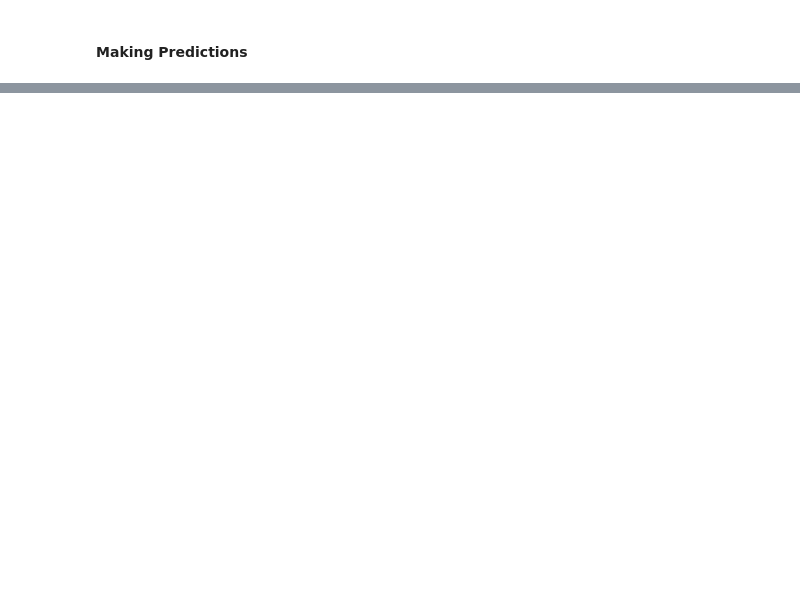
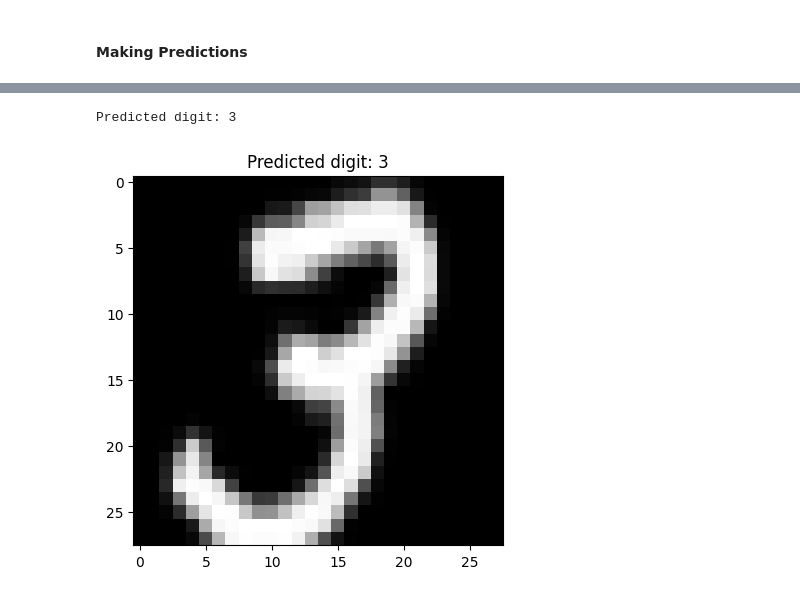
Before and after one commit to JOFLOX/Fundamentals-of-Deep-Learning, a Jupyter notebook: Image_Classificatoin_on_handwritten_digits.ipynb, the cells around one changed output, grey strips where cells are left out. Drawn from its saved outputs; the diff is of its cells as text; code cells hidden in the pictures; blank space fills up the shorter version.

```diff
--- a/Image_Classificatoin_on_handwritten_digits.ipynb
+++ b/Image_Classificatoin_on_handwritten_digits.ipynb
@@ -186,2 +186,23 @@ Epoch 5/5
 # %% [markdown]
 #### Making Predictions
+# %%
+import tensorflow as tf
+from tensorflow.keras.models import load_model
+import numpy as np
+import matplotlib.pyplot as plt
+from PIL import Image
+
+
+# Load the trained model
+
+# Load and preprocess the image
+img = Image.open('3_Img.jpeg')  # Replace with your image path
+img = img.convert('L')  # Convert to grayscale
+img = img.resize((28, 28))  # Resize to 28x28 pixels
+img_array = np.array(img)
+img_array = img_array.reshape(1, 784)  # Reshape for the model
+img_array = img_array / 255.0  # Normalize pixel values
+
+# Make a prediction
+prediction = model.predict(img_array)
+predicted_class = np.argmax(prediction)
@@ -187,0 +211,8 @@ Epoch 5/5
+# %%
+print("Predicted digit:", predicted_class)
+plt.imshow(img_array.reshape(28, 28), cmap='gray')
+plt.title(f"Predicted digit: {predicted_class}")
+plt.show()
+# %% [output]
+Predicted digit: 3
+[figure, added]
```
Also changed, not shown: parts of 2 cells of this notebook.
